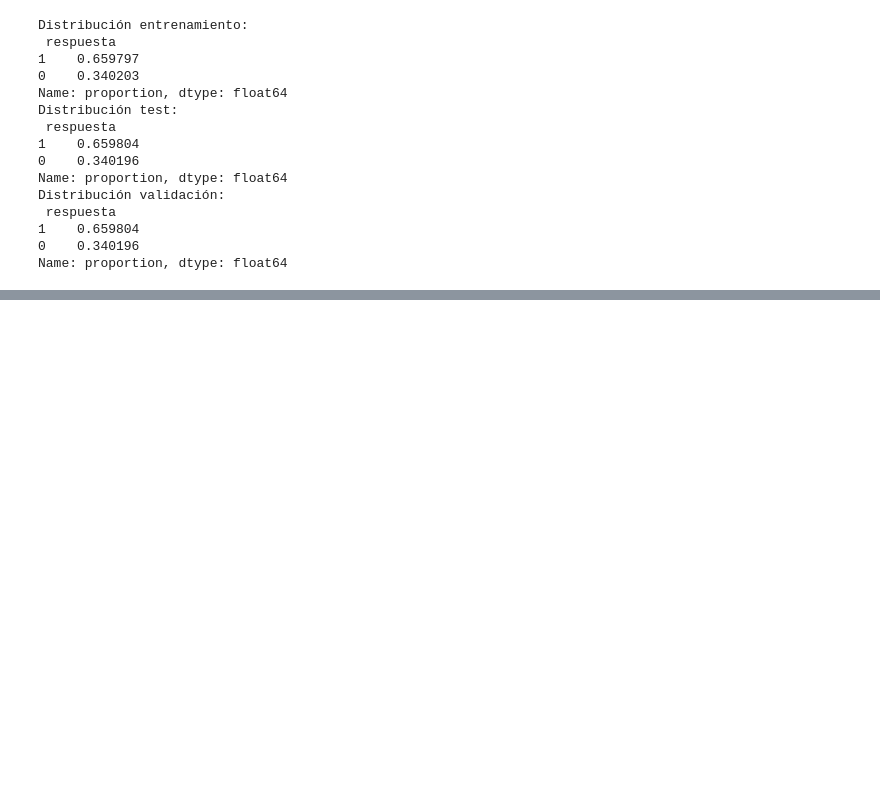
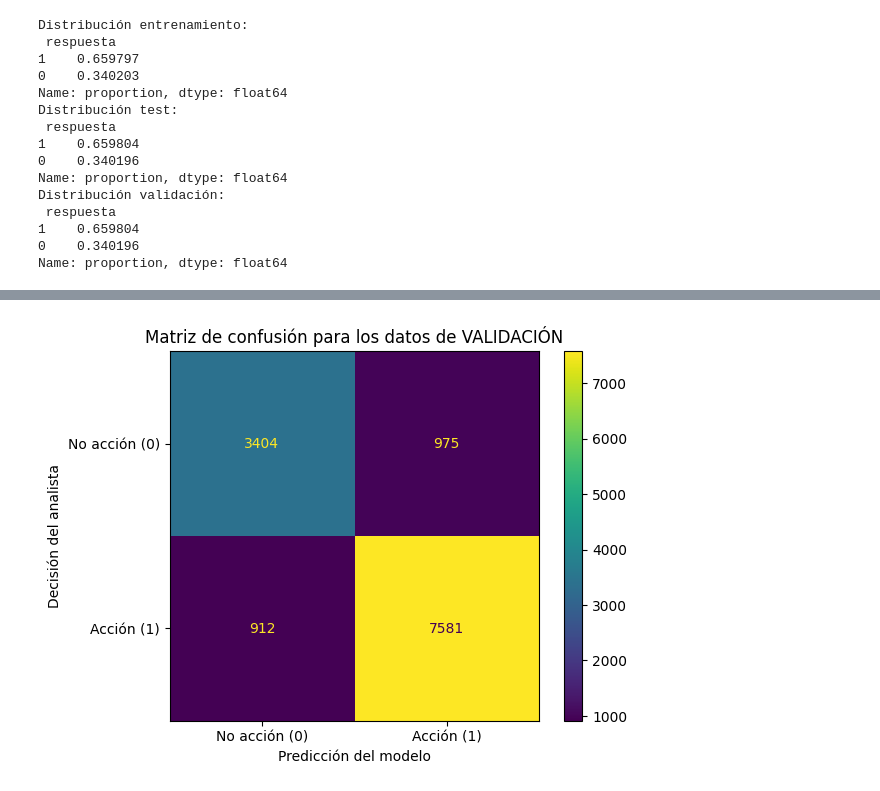
Before and after one commit to andreess891/Proyecto1_UdeM, a Jupyter notebook: Proyecto.ipynb, the cells around one changed output, grey strips where cells are left out. Cells and saved outputs as stored; diff of their text form; code cells hidden in the pictures; blank space fills up the shorter version.

```diff
--- a/Proyecto.ipynb
+++ b/Proyecto.ipynb
@@ -691,0 +792,9 @@ target_validacion = df_val["respuesta"]
+# %%
+y_pred_validacion = randomforest.predict(predictors_validacion)
+
+acc_randomforest_validacion = round(accuracy_score(y_pred_validacion, target_validacion) * 100, 2)
+f1_randomforest_validacion = round(f1_score(y_pred_validacion, target_validacion) * 100, 2)
+
+
+print(f'acc_randomforest_validacion: {acc_randomforest_validacion}')
+print(f'f1_randomforest_validacion: {f1_randomforest_validacion}')
@@ -691,0 +811,17 @@ target_validacion = df_val["respuesta"]
+# %%
+matriz_validacion = confusion_matrix(target_validacion, y_pred_validacion)
+
+# Mostrarla visualmente
+disp = ConfusionMatrixDisplay(confusion_matrix=matriz_validacion, display_labels=["No acción (0)", "Acción (1)"])
+
+fig, ax = plt.subplots()
+disp.plot(ax=ax)
+
+# Cambiar etiquetas de ejes y título
+ax.set_xlabel("Predicción del modelo")
+ax.set_ylabel("Decisión del analista")
+ax.set_title("Matriz de confusión para los datos de VALIDACIÓN")
+plt.grid(False)
+plt.show();
+# %% [output]
+[figure, added]
```
Also changed, not shown: parts of 53 cells of this notebook, 4 other files.
